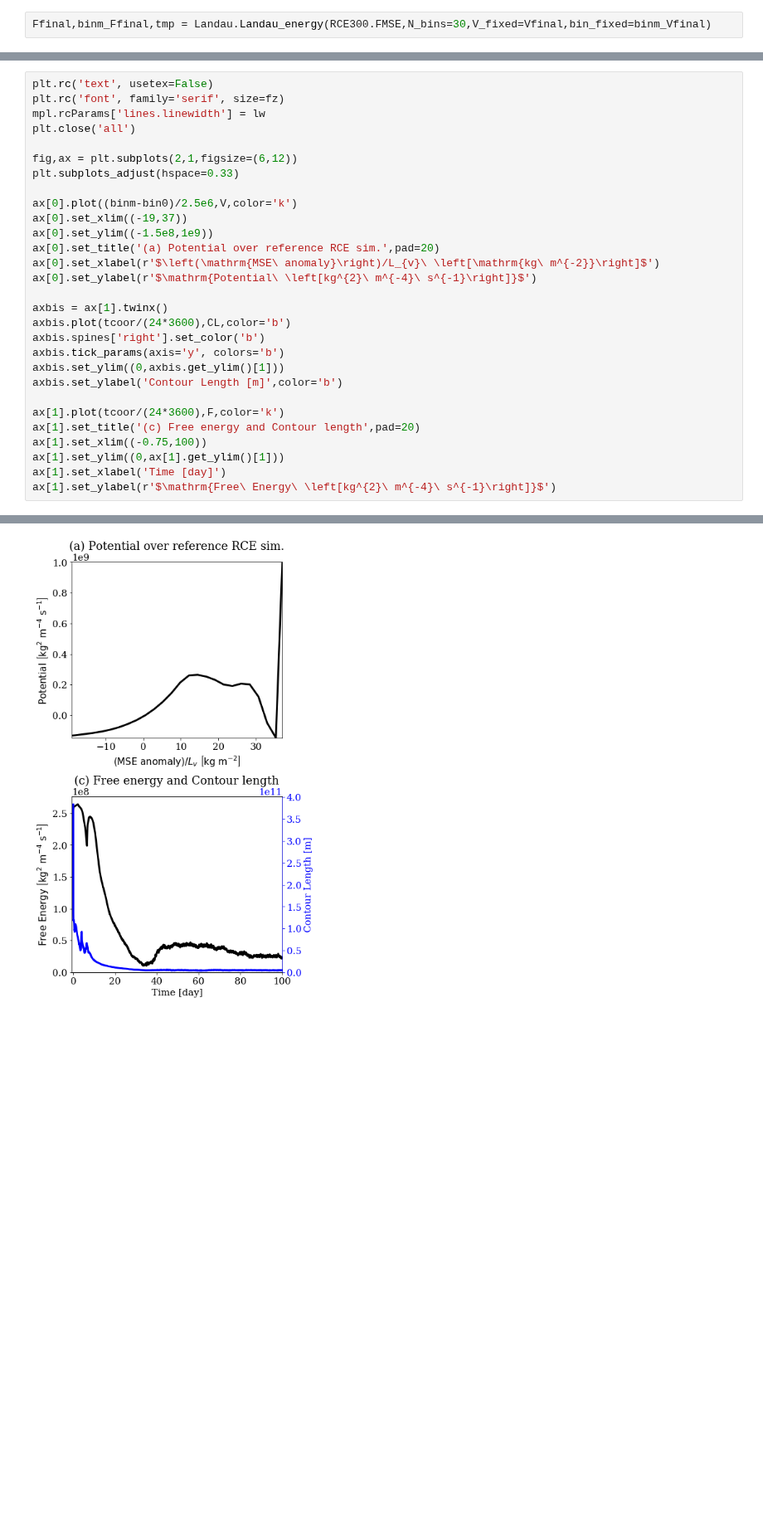
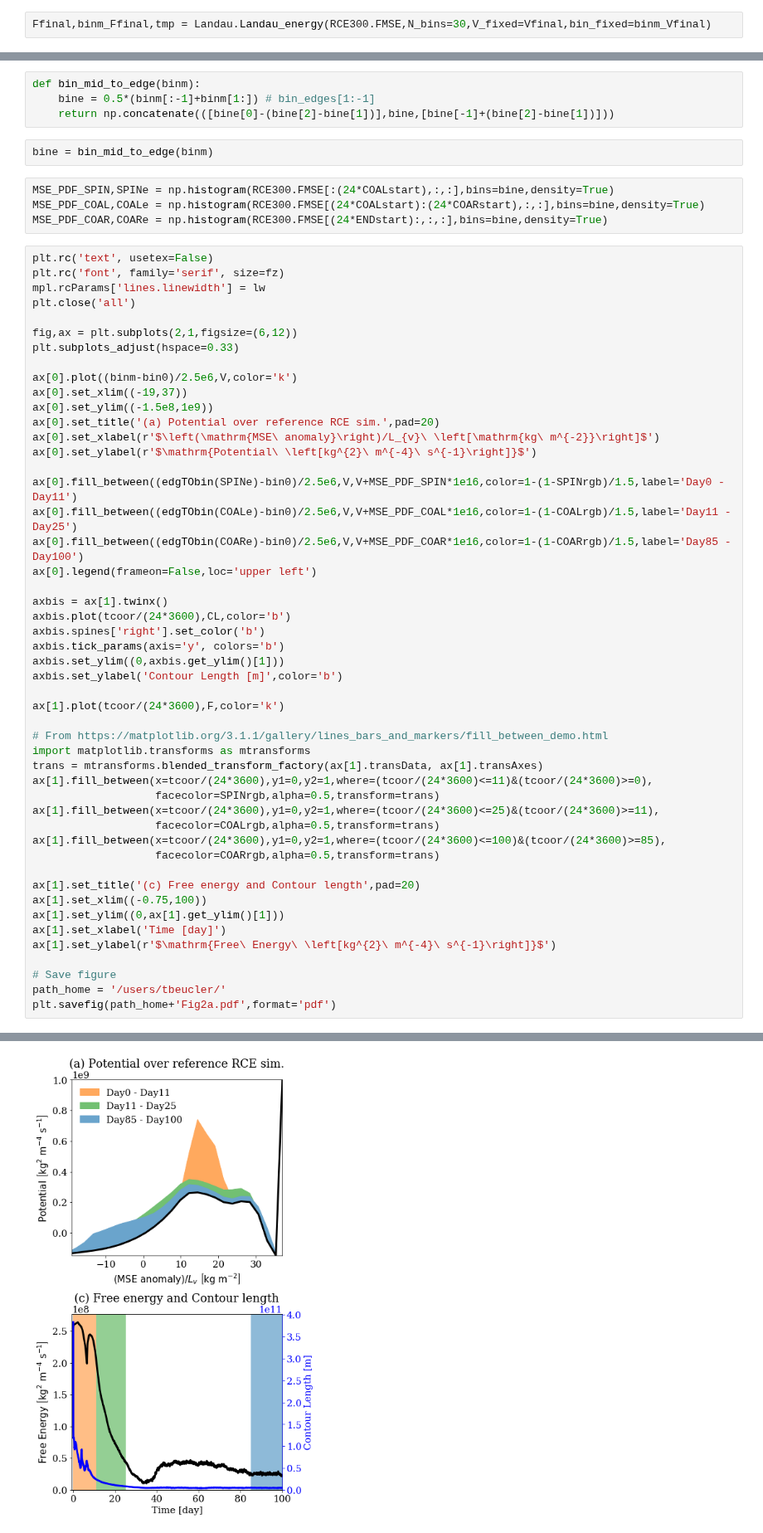
Before and after one commit to tbeucler/2019_WMI, a Jupyter notebook: dev/tbeucler/008_Figures_draft.ipynb, the cells around one changed output, grey strips where cells are left out. Shown at 83% size. Cells and saved outputs as stored; diff of their text form; blank space fills up the shorter version.

Commit message:
Improved Figures 1a and 2a

```diff
--- a/dev/tbeucler/008_Figures_draft.ipynb
+++ b/dev/tbeucler/008_Figures_draft.ipynb
@@ -234,3 +234,13 @@ plt.plot(tcoor/(24*3600),Ffinal)
+# %%
+def bin_mid_to_edge(binm):
+    bine = 0.5*(binm[:-1]+binm[1:]) # bin_edges[1:-1]
+    return np.concatenate(([bine[0]-(bine[2]-bine[1])],bine,[bine[-1]+(bine[2]-bine[1])]))
+# %%
+bine = bin_mid_to_edge(binm)
+# %%
+MSE_PDF_SPIN,SPINe = np.histogram(RCE300.FMSE[:(24*COALstart),:,:],bins=bine,density=True)
+MSE_PDF_COAL,COALe = np.histogram(RCE300.FMSE[(24*COALstart):(24*COARstart),:,:],bins=bine,density=True)
+MSE_PDF_COAR,COARe = np.histogram(RCE300.FMSE[(24*ENDstart):,:,:],bins=bine,density=True)
 # %%
 plt.rc('text', usetex=False)
 plt.rc('font', family='serif', size=fz)
@@ -247,6 +257,11 @@ ax[0].set_title('(a) Potential over reference RCE sim.',pad=20)
 ax[0].set_xlabel(r'$\left(\mathrm{MSE\ anomaly}\right)/L_{v}\ \left[\mathrm{kg\ m^{-2}}\right]$')
 ax[0].set_ylabel(r'$\mathrm{Potential\ \left[kg^{2}\ m^{-4}\ s^{-1}\right]}$')
 
+ax[0].fill_between((edgTObin(SPINe)-bin0)/2.5e6,V,V+MSE_PDF_SPIN*1e16,color=1-(1-SPINrgb)/1.5,label='Day0 - Day11')
+ax[0].fill_between((edgTObin(COALe)-bin0)/2.5e6,V,V+MSE_PDF_COAL*1e16,color=1-(1-COALrgb)/1.5,label='Day11 - Day25')
+ax[0].fill_between((edgTObin(COARe)-bin0)/2.5e6,V,V+MSE_PDF_COAR*1e16,color=1-(1-COARrgb)/1.5,label='Day85 - Day100')
+ax[0].legend(frameon=False,loc='upper left')
+
 axbis = ax[1].twinx()
 axbis.plot(tcoor/(24*3600),CL,color='b')
 axbis.spines['right'].set_color('b')
@@ -255,9 +270,24 @@ axbis.set_ylim((0,axbis.get_ylim()[1]))
 axbis.set_ylabel('Contour Length [m]',color='b')
 
 ax[1].plot(tcoor/(24*3600),F,color='k')
+
+# From https://matplotlib.org/3.1.1/gallery/lines_bars_and_markers/fill_between_demo.html
+import matplotlib.transforms as mtransforms
+trans = mtransforms.blended_transform_factory(ax[1].transData, ax[1].transAxes)
+ax[1].fill_between(x=tcoor/(24*3600),y1=0,y2=1,where=(tcoor/(24*3600)<=11)&(tcoor/(24*3600)>=0),
+                   facecolor=SPINrgb,alpha=0.5,transform=trans)
+ax[1].fill_between(x=tcoor/(24*3600),y1=0,y2=1,where=(tcoor/(24*3600)<=25)&(tcoor/(24*3600)>=11),
+                   facecolor=COALrgb,alpha=0.5,transform=trans)
+ax[1].fill_between(x=tcoor/(24*3600),y1=0,y2=1,where=(tcoor/(24*3600)<=100)&(tcoor/(24*3600)>=85),
+                   facecolor=COARrgb,alpha=0.5,transform=trans)
+
 ax[1].set_title('(c) Free energy and Contour length',pad=20)
 ax[1].set_xlim((-0.75,100))
 ax[1].set_ylim((0,ax[1].get_ylim()[1]))
 ax[1].set_xlabel('Time [day]')
 ax[1].set_ylabel(r'$\mathrm{Free\ Energy\ \left[kg^{2}\ m^{-4}\ s^{-1}\right]}$')
+
+# Save figure
+path_home = '/users/tbeucler/'
+plt.savefig(path_home+'Fig2a.pdf',format='pdf')
 # %% [output]
@@ -265 +294 @@ Text(0, 0.5, '$\\mathrm{Free\\ Energy\\ \\left[kg^{2}\\ m^{-4}\\ s^{-1}\\right]}
-[figure, old version]
+[figure, new version]
```
Also changed, not shown: parts of 6 cells of this notebook.
